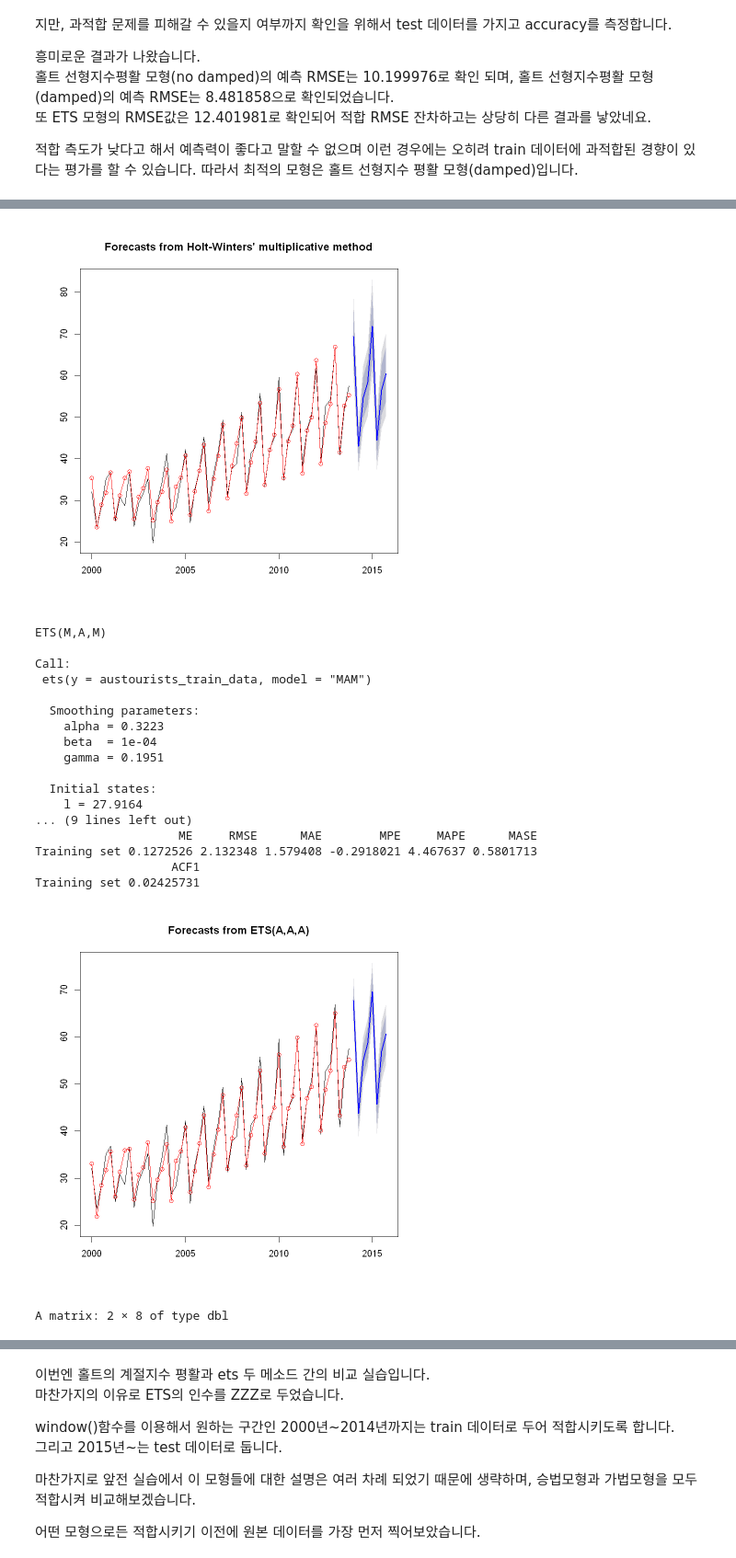
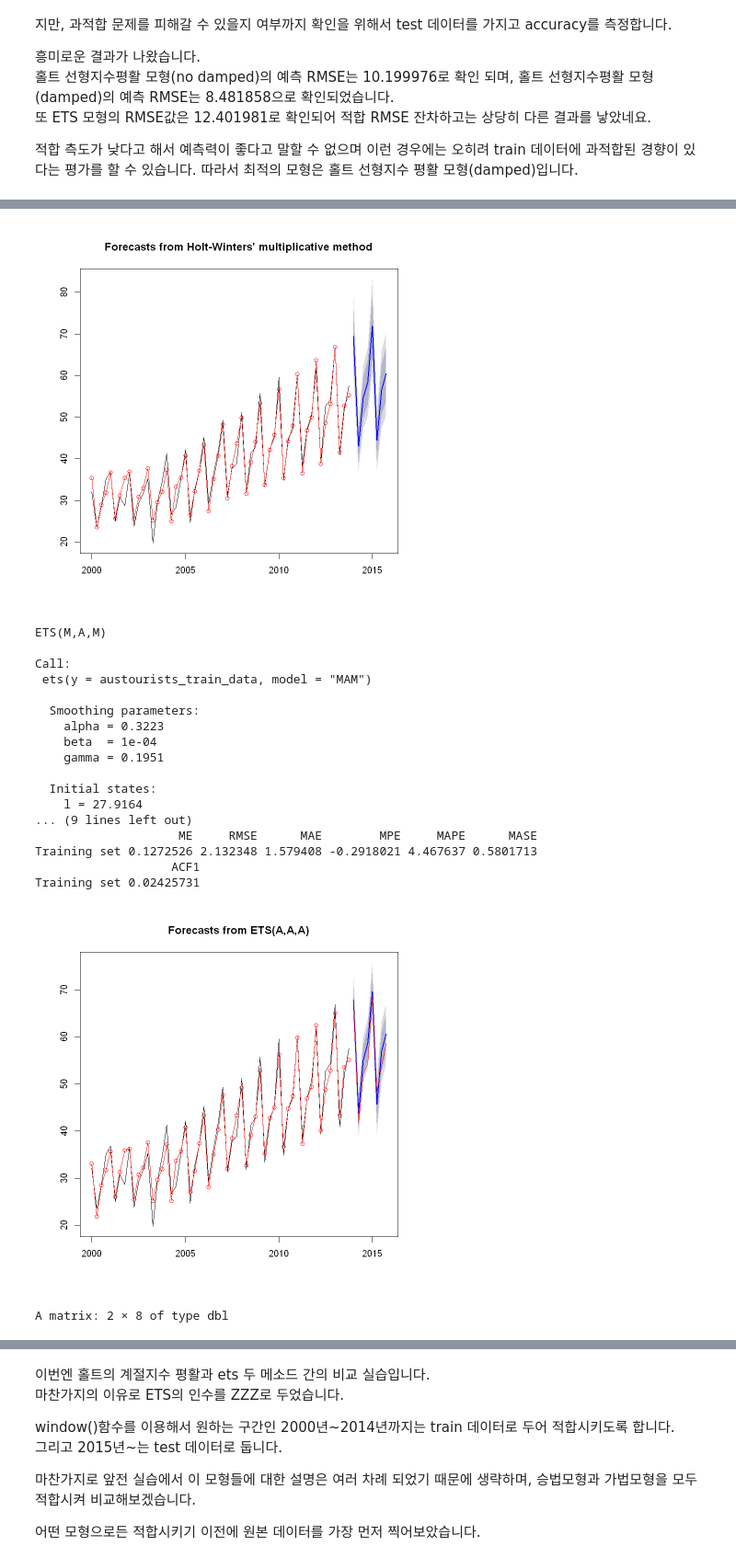
Before and after one commit to ohjinjin/TimeSeries_Lab, a Jupyter notebook: comparing_all_of_exponential_smoothing_method_wih_ets_2.ipynb, the cells around one changed output, grey strips where cells are left out. Shown at 92% size. Saved outputs shown, nothing was run; the diff lists cells and outputs as text; code cells hidden in the pictures.

```diff
--- a/comparing_all_of_exponential_smoothing_method_wih_ets_2.ipynb
+++ b/comparing_all_of_exponential_smoothing_method_wih_ets_2.ipynb
@@ -272,6 +274,8 @@ summary(fit_ets_austourist_1)
 fore_ets_austourist_1 <- forecast(fit_ets_austourist_1)
 plot(fore_ets_austourist_1)
 lines(fitted(fit_ets_austourist_1), type="o", col="red")
+lines(simulate(fit_ets_austourist_1, 8), col="red") # 한번 simulate
+
 
 # fit ets_mam
 fit_ets_austourist_2 <- ets(austourists_train_data, model="MAM")
@@ -281,6 +285,7 @@ summary(fit_ets_austourist_2)
 fore_ets_austourist_2 <- forecast(fit_ets_austourist_2)
 plot(fore_ets_austourist_2)
 lines(fitted(fit_ets_austourist_2), type="o", col="red")
+lines(simulate(fit_ets_austourist_2, 8), col="red") # 한번 simulate
 
 
 # 평가
@@ -315,34 +320,34 @@ Call:
   Smoothing parameters:
     alpha = 0.2506
     beta  = 1e-04
     gamma = 0.4321
 
   Initial states:
     l = 27.5703
 ... (9 lines left out)
                      ME     RMSE      MAE       MPE     MAPE      MASE
 Training set 0.01611745 2.248029 1.694969 -0.769732 4.824727 0.6226207
                    ACF1
 Training set 0.04017056
 [figure]
 ETS(M,A,M)
 
 Call:
  ets(y = austourists_train_data, model = "MAM")
 
   Smoothing parameters:
     alpha = 0.3223
     beta  = 1e-04
     gamma = 0.1951
 
   Initial states:
     l = 27.9164
 ... (9 lines left out)
                     ME     RMSE      MAE        MPE     MAPE      MASE
 Training set 0.1272526 2.132348 1.579408 -0.2918021 4.467637 0.5801713
                    ACF1
 Training set 0.02425731
-[figure, old version]
+[figure, new version]
 A matrix: 2 × 8 of type dbl
 |  | ME | RMSE | MAE | MPE | MAPE | MASE | ACF1 | Theil's U |
 | Training set | 0.01600417 | 2.248029 | 1.694974 | -0.7700315 | 4.824783 | 0.6226225 | 0.04017263 | NA |
```
Also changed, not shown: parts of 2 cells of this notebook.
